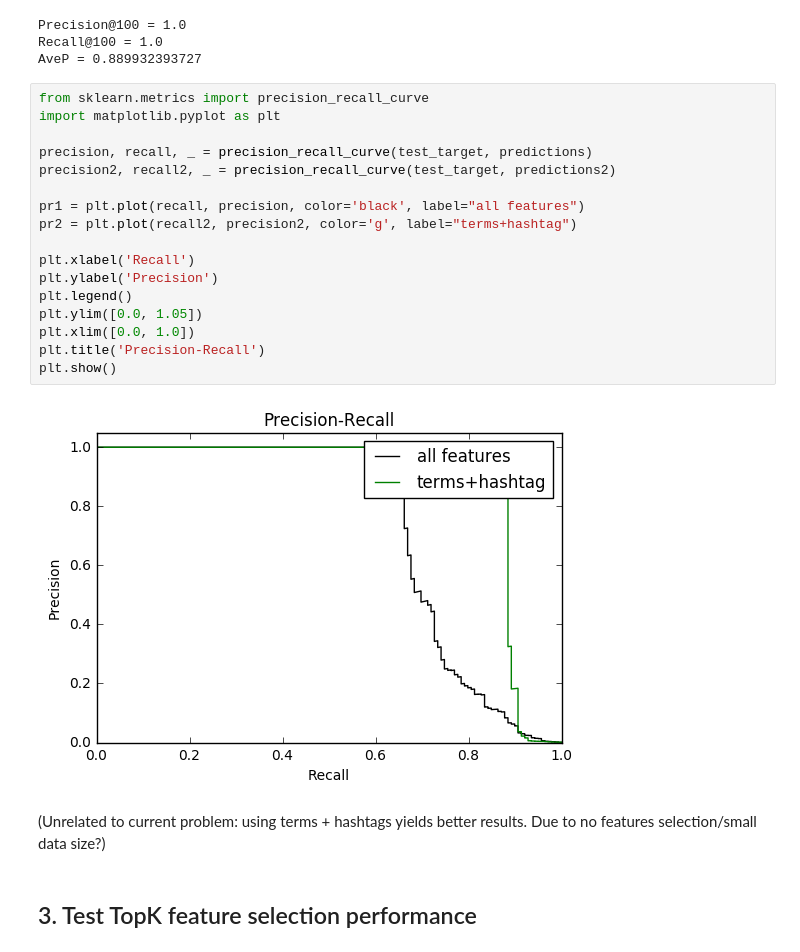
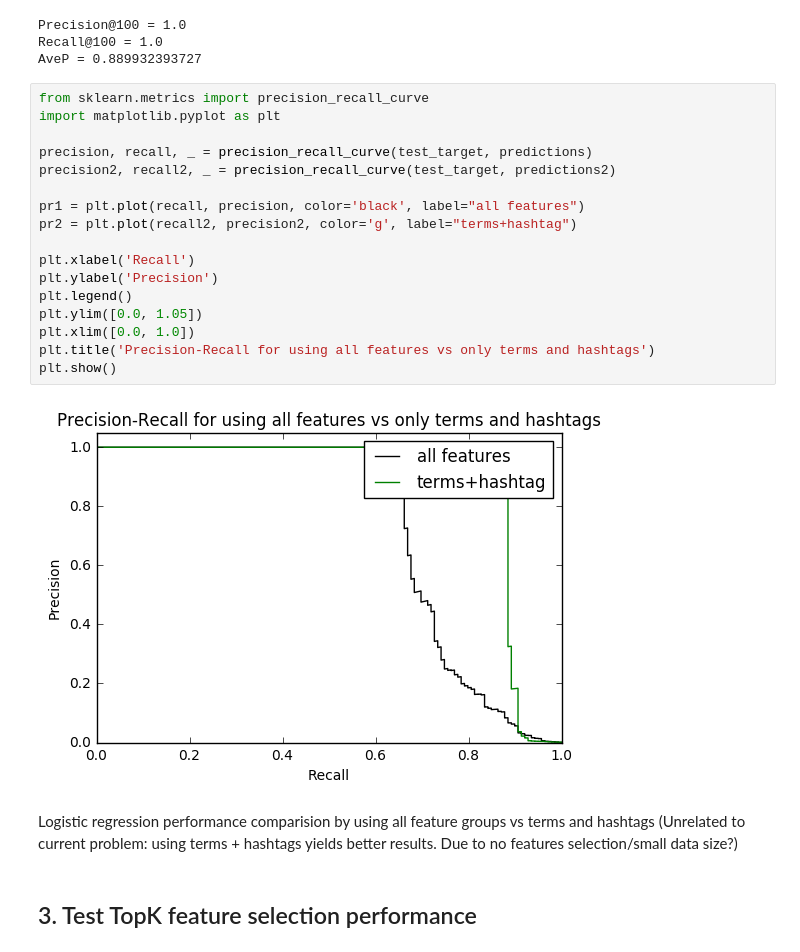
Before and after one commit to kasrsf/twitter-query, a Jupyter notebook: Notebooks/Report #1 - Setting up testing framework.ipynb, the cells around one changed output. Saved outputs shown, nothing was run; the diff lists cells and outputs as text.

```diff
--- a/Notebooks/Report #1 - Setting up testing framework.ipynb
+++ b/Notebooks/Report #1 - Setting up testing framework.ipynb
@@ -242,23 +243,24 @@ AveP = 0.889932393727
 # %%
 from sklearn.metrics import precision_recall_curve
 import matplotlib.pyplot as plt
 
 precision, recall, _ = precision_recall_curve(test_target, predictions)
 precision2, recall2, _ = precision_recall_curve(test_target, predictions2)
 
 pr1 = plt.plot(recall, precision, color='black', label="all features")
 pr2 = plt.plot(recall2, precision2, color='g', label="terms+hashtag")
 
 plt.xlabel('Recall')
 plt.ylabel('Precision')
 plt.legend()
 plt.ylim([0.0, 1.05])
 plt.xlim([0.0, 1.0])
-plt.title('Precision-Recall')
+plt.title('Precision-Recall for using all features vs only terms and hashtags')
 plt.show()
 # %% [output]
-[figure, old version]
+[figure, new version]
 # %% [markdown]
+Logistic regression performance comparision by using all feature groups vs terms and hashtags
 (Unrelated to current problem: using terms + hashtags yields better results. Due to no features selection/small data size?)
 # %% [markdown]
 ## 3. Test TopK feature selection performance
```
Also changed, not shown: parts of 7 cells of this notebook, 12 other files.
